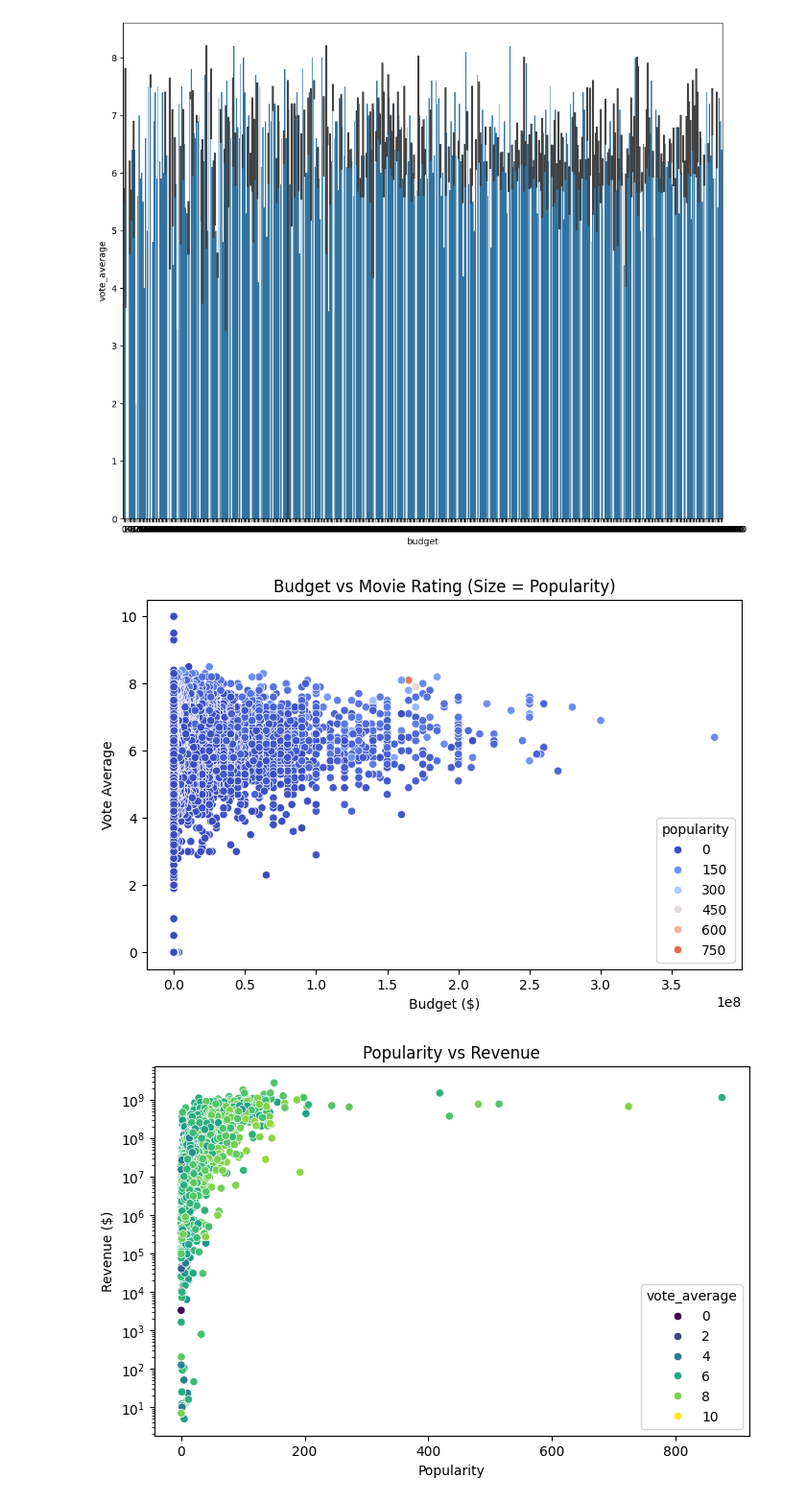
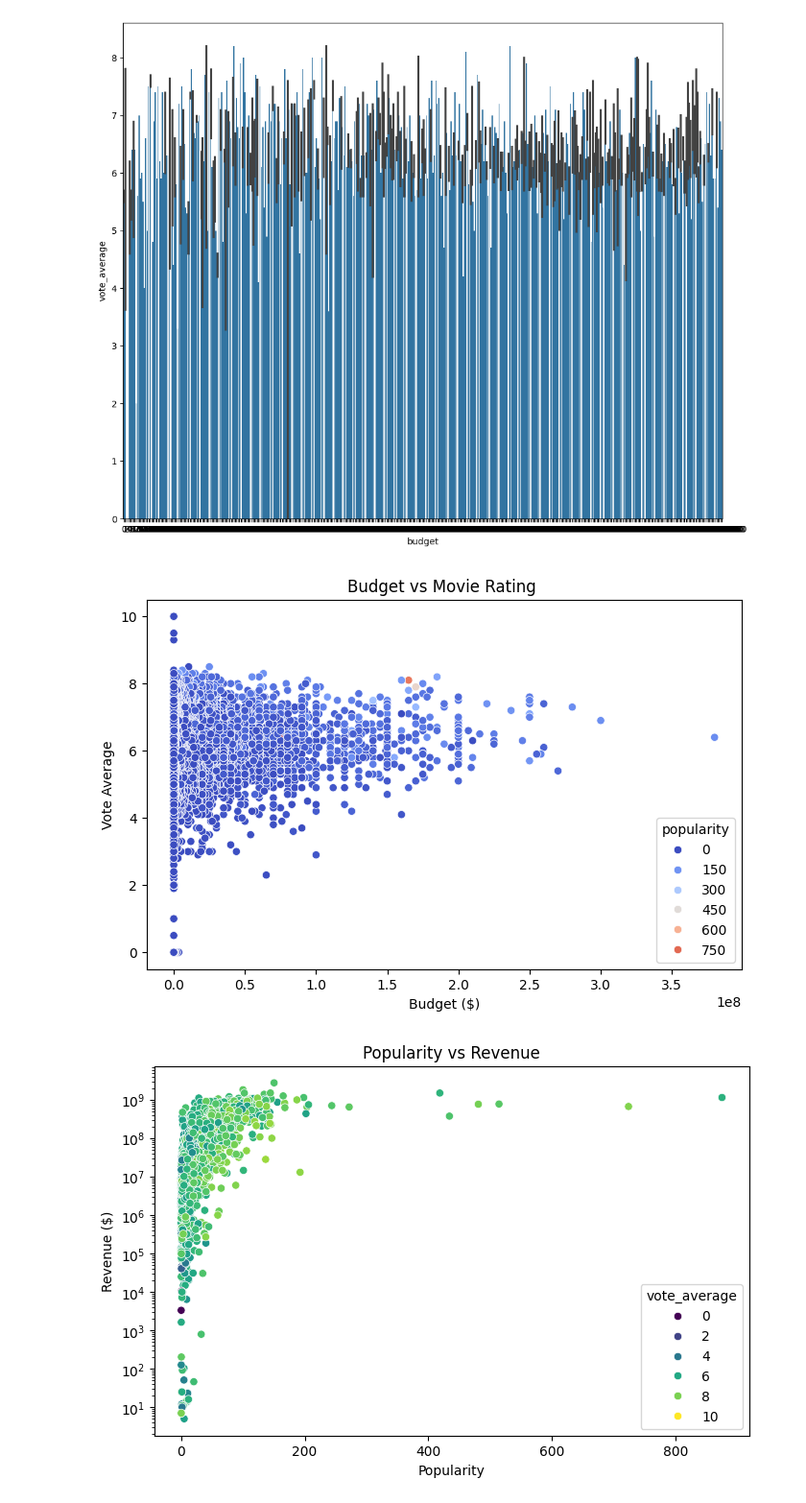
Before and after one commit to leazi99/Movie-recomendation-system, a Jupyter notebook: Untitled.ipynb, the cells around one changed output. Shown at 96% size. Drawn from its saved outputs; the diff is of its cells as text; code cells hidden in the pictures.

```diff
--- a/Untitled.ipynb
+++ b/Untitled.ipynb
@@ -31,3 +15,3 @@ Note: you may need to restart the kernel to use updated packages.
 # %%
-df = pd.read_csv("movieRecommendation.csv")
-print(df)
+def load_dataset():
+    return pd.read_csv("movieRecommendation.csv")
@@ -247,12 +358,12 @@ plt.show()
 # %%
 plt.figure(figsize=(8, 5))
 sns.scatterplot(x='budget', y='vote_average', data=data, hue='popularity', palette='coolwarm')
-plt.title('Budget vs Movie Rating (Size = Popularity)')
+plt.title('Budget vs Movie Rating ')
 plt.xlabel('Budget ($)')
 plt.ylabel('Vote Average')
 plt.show()
 # %% [output]
-[figure, old version]
+[figure, new version]
 # %%
 plt.figure(figsize=(8, 5))
 sns.scatterplot(x='popularity', y='revenue', data=data, hue='vote_average', palette='viridis')
```
Also changed, not shown: parts of 9 cells of this notebook.
